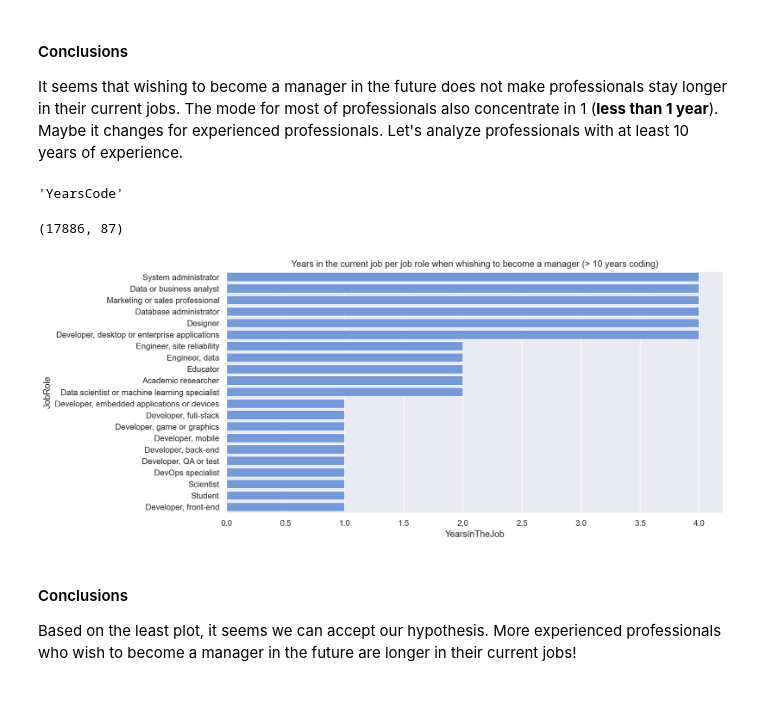
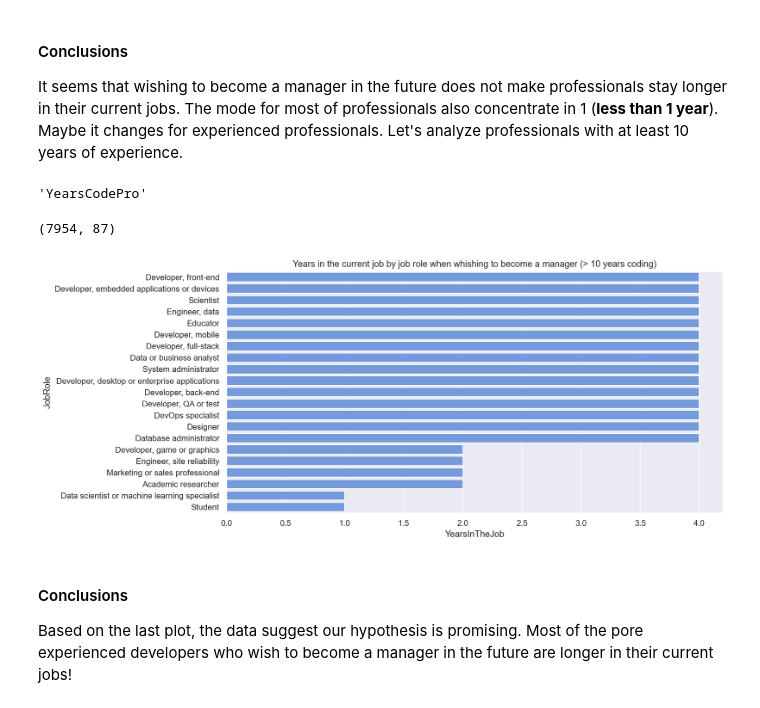
Before and after one commit to besson/stackoverflow-analytics, a Jupyter notebook: exploratory_analysis.ipynb, the cells around one changed output. Drawn from its saved outputs; the diff is of its cells as text; code cells hidden in the pictures.

```diff
--- a/exploratory_analysis.ipynb
+++ b/exploratory_analysis.ipynb
@@ -133,8 +133,8 @@ p1_df[['JobRole', 'YearsInTheJob']].head()
 # %% [markdown]
 Let's also prepared `YearsCode` variable:
 # %%
-p1_df['YearsCode'] = p1_df['YearsCode'].fillna(value=-1)
-p1_df.loc[:,'YearsCode'] = p1_df['YearsCode'].apply(transform_coding_experience)
+p1_df['YearsCodePro'] = p1_df['YearsCodePro'].fillna(value=-1)
+p1_df.loc[:,'YearsCodePro'] = p1_df['YearsCodePro'].apply(transform_coding_experience)
 # %% [markdown]
 ### Answering the question
 # %% [markdown]
@@ -256,25 +256,25 @@ plt.title('Years in the current job per job role when whishing to become a manag
 
 It seems that wishing to become a manager in the future does not make professionals stay longer in their current jobs. The mode for most of professionals also concentrate in 1 (**less than 1 year**). Maybe it changes for experienced professionals. Let's analyze professionals with at least 10 years of experience.
 # %%
-df2[df2.QuestionText == 'Including any education, how many years have you been coding?']['Column'].values[0]
+df2[df2.QuestionText == 'How many years have you coded professionally (as a part of your work)?']['Column'].values[0]
 # %% [output]
-'YearsCode'
+'YearsCodePro'
 # %%
-p2a_df = p2_df[p2_df.YearsCode >= 10]
+p2a_df = p2_df[p2_df.YearsCodePro >= 10]
 p2a_df.shape
 # %% [output]
-(17886, 87)
+(7954, 87)
 # %%
 agg_p2a_df = p2a_df.groupby(['JobRole']).agg({'YearsInTheJob': lambda x: x.value_counts().index[0]})\
                  .sort_values(by='YearsInTheJob', ascending=False)\
                  .reset_index()
 
 plt.figure(figsize=(12,6))
 sns.barplot(x='YearsInTheJob', y='JobRole', orient='h', data=agg_p2a_df, color='cornflowerblue');
-plt.title('Years in the current job per job role when whishing to become a manager (> 10 years coding)');
+plt.title('Years in the current job by job role when whishing to become a manager (> 10 years coding)');
 # %% [output]
-[figure, old version]
+[figure, new version]
 # %% [markdown]
 #### Conclusions
 
-Based on the least plot, it seems we can accept our hypothesis. More experienced professionals who wish to become a manager in the future are longer in their current jobs!
+Based on the last plot, the data suggest our hypothesis is promising. Most of the pore experienced developers who wish to become a manager in the future are longer in their current jobs!
```
Also changed, not shown: parts of 3 cells of this notebook, 5 other files.
